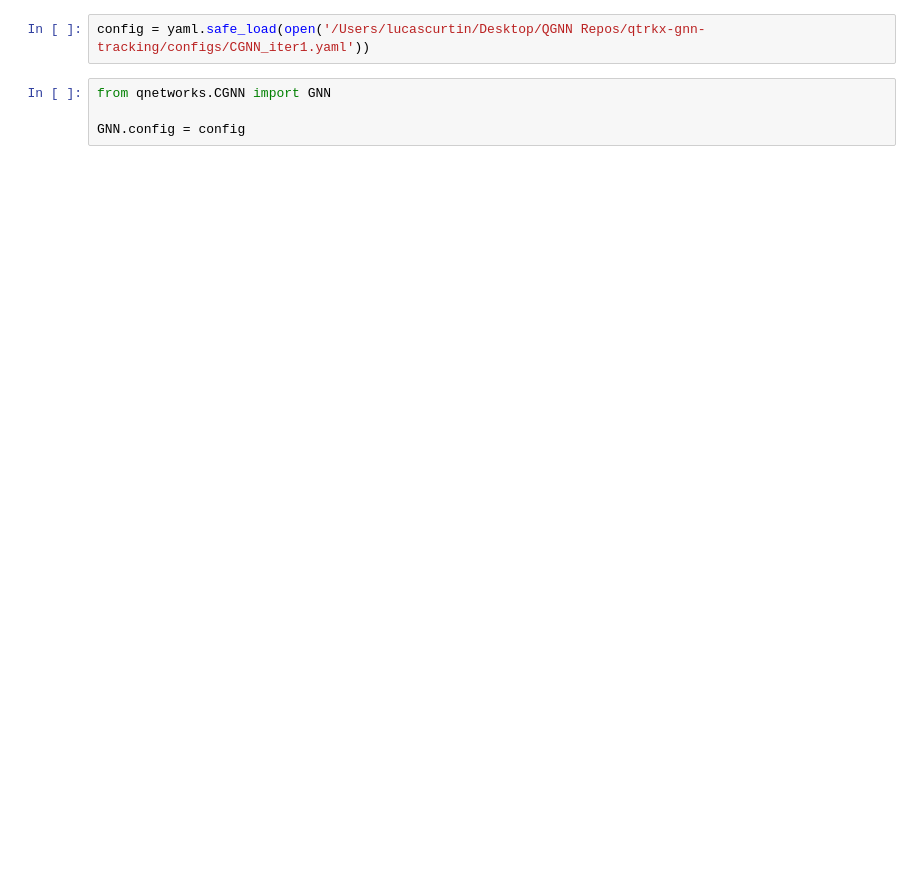
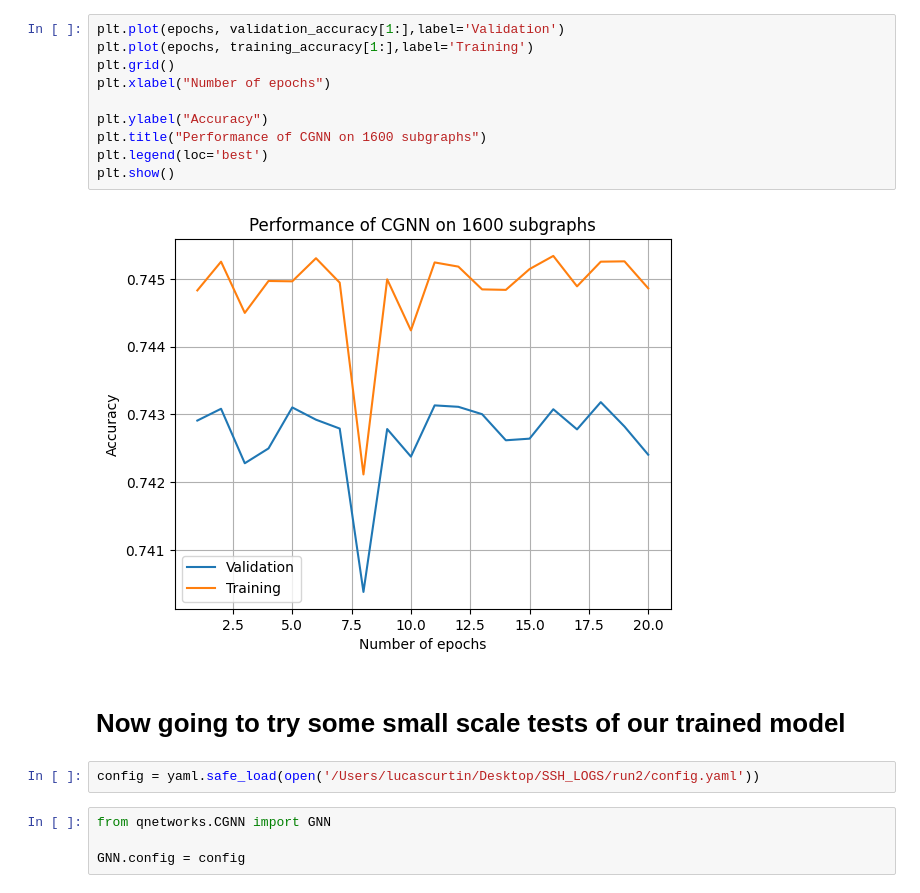
Before and after one commit to boboboon/qtrkx-gnn-tracking, a Jupyter notebook: notebooks/model_outputs_cluster.ipynb, the cells around one changed output. Cells and saved outputs as stored; diff of their text form; blank space fills up the shorter version.

```diff
--- a/notebooks/model_outputs_cluster.ipynb
+++ b/notebooks/model_outputs_cluster.ipynb
@@ -29,5 +52,19 @@ import yaml
+# %%
+plt.plot(epochs, validation_accuracy[1:],label='Validation')
+plt.plot(epochs, training_accuracy[1:],label='Training')
+plt.grid()
+plt.xlabel("Number of epochs")
+
+plt.ylabel("Accuracy")
+plt.title("Performance of CGNN on 1600 subgraphs")
+plt.legend(loc='best')
+plt.show()
+# %% [output]
+[figure, added]
+# %% [markdown]
+# Now going to try some small scale tests of our trained model
 # %%
-config = yaml.safe_load(open('/Users/lucascurtin/Desktop/QGNN Repos/qtrkx-gnn-tracking/configs/CGNN_iter1.yaml'))
+config = yaml.safe_load(open('/Users/lucascurtin/Desktop/SSH_LOGS/run2/config.yaml'))
 # %%
 from qnetworks.CGNN import GNN
 
```
Also changed, not shown: parts of 14 cells of this notebook, 3 other files.
